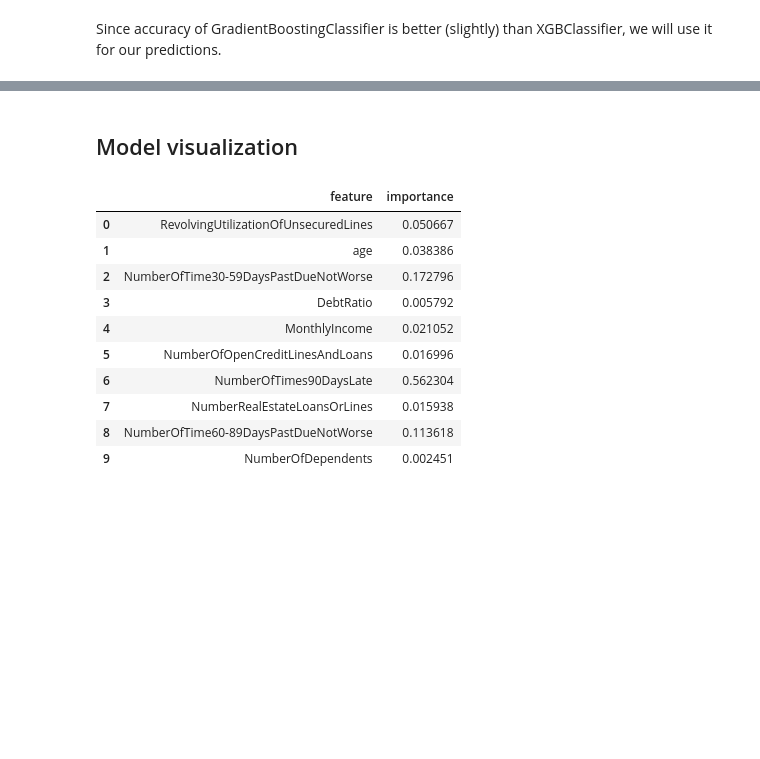
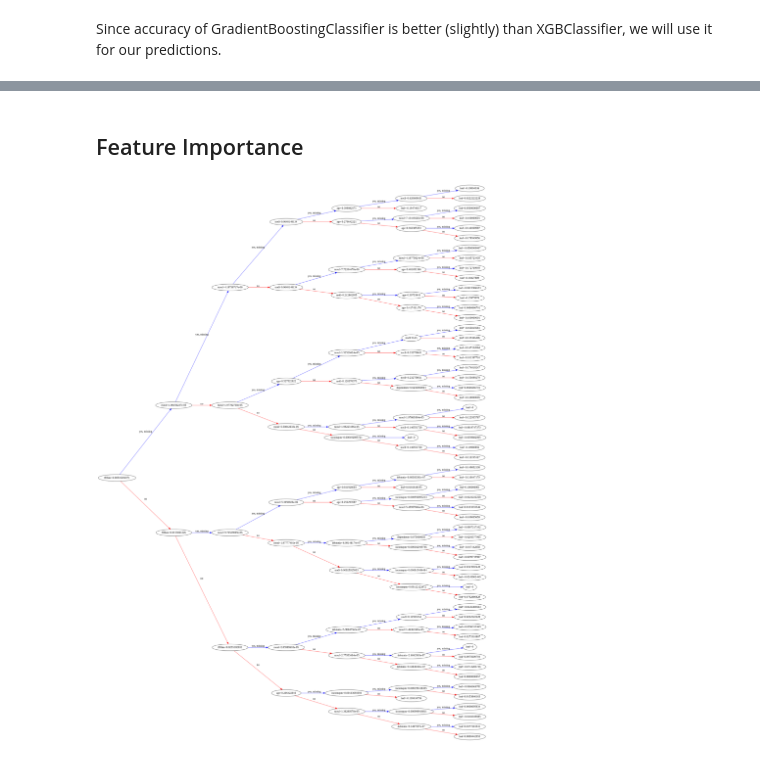
Before and after one commit to niitish/mlp, a Jupyter notebook: giveMeSomeCredit.ipynb, the cells around one changed output, grey strips where cells are left out. Cells and saved outputs as stored; diff of their text form; code cells hidden in the pictures; blank space fills up the shorter version.

```diff
--- a/giveMeSomeCredit.ipynb
+++ b/giveMeSomeCredit.ipynb
@@ -466,2 +505,0 @@ array([0, 0, 0, ..., 0, 0, 0])
-# %% [markdown]
-## Model visualization
@@ -470,18 +505,0 @@ gbc_model = best_gbc.fit(X_train, y_train.seriousd2y)
-# %%
-importances_df = pd.DataFrame({
-    'feature':input_cols,
-    'importance':gbc_model.feature_importances_
-})
-importances_df
-# %% [output]
-|  | feature | importance |
-| 0 | RevolvingUtilizationOfUnsecuredLines | 0.050667 |
-| 1 | age | 0.038386 |
-| 2 | NumberOfTime30-59DaysPastDueNotWorse | 0.172796 |
-| 3 | DebtRatio | 0.005792 |
-| 4 | MonthlyIncome | 0.021052 |
-| 5 | NumberOfOpenCreditLinesAndLoans | 0.016996 |
-| 6 | NumberOfTimes90DaysLate | 0.562304 |
-| 7 | NumberRealEstateLoansOrLines | 0.015938 |
-| 8 | NumberOfTime60-89DaysPastDueNotWorse | 0.113618 |
-| 9 | NumberOfDependents | 0.002451 |
@@ -490,13 +506,15 @@ importances_df.to_csv('ans.csv', index=False)
+# %% [markdown]
+## Feature Importance
 # %%
 import matplotlib.pyplot as plt
+import matplotlib
 from xgboost import plot_tree
-from matplotlib.pylab import rcParams
-%matplotlib inline
-
-rcParams['figure.figsize'] = 20,20
+matplotlib.rcParams['figure.figsize'] = (50,50)
 
 plot_tree(best_xgc, rankdir='LR')
 plt.show()
+# %% [output]
+[figure, added]
 # %%
 importances_df = pd.DataFrame({
     'feature':input_cols,
```
Also changed, not shown: parts of 22 cells of this notebook.
